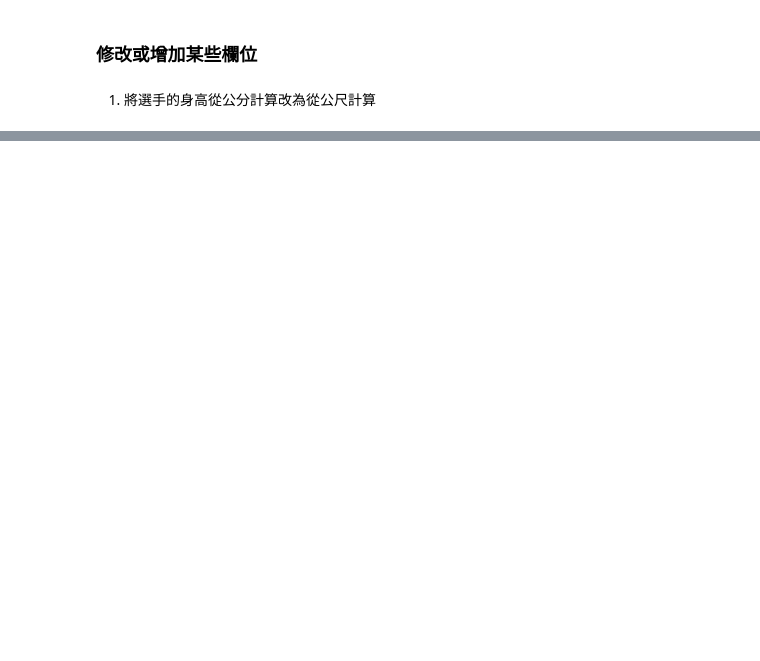
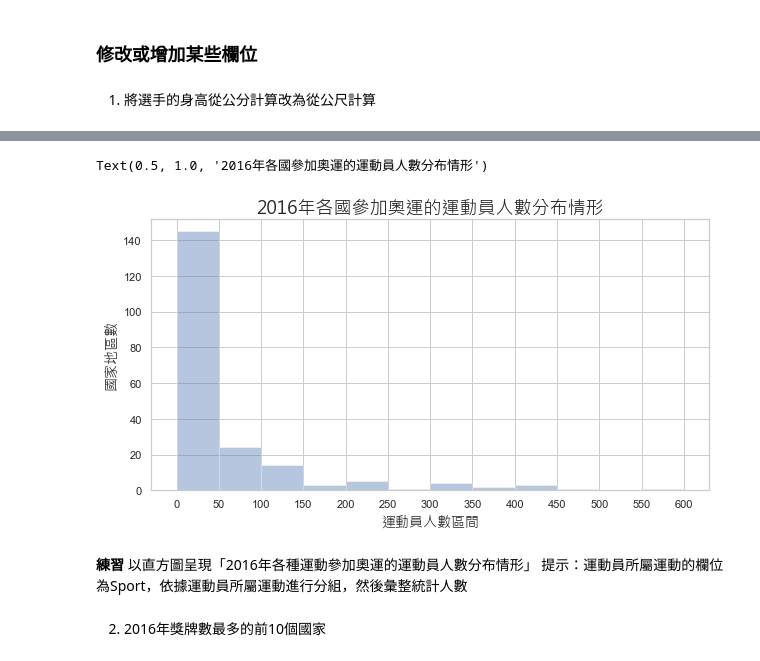
Before and after one commit to sungchien/ecommerce, a Jupyter notebook: 10-fundamental-for-data-analysis.ipynb, the cells around one changed output, grey strips where cells are left out. Cells and saved outputs as stored; diff of their text form; code cells hidden in the pictures; blank space fills up the shorter version.

```diff
--- a/10-fundamental-for-data-analysis.ipynb
+++ b/10-fundamental-for-data-analysis.ipynb
@@ -439,0 +454,9 @@ data[(data.Season=="Summer") & (data.Medal.notnull())]\
+# %%
+'''
+圖形中有中文字型的問題
+參考
+https://codertw.com/%E7%A8%8B%E5%BC%8F%E8%AA%9E%E8%A8%80/359974/
+'''
+from matplotlib.font_manager import FontProperties
+
+han_font = FontProperties(fname=r"c:/windows/fonts/msjh.ttc", size=14) # 中文字形
@@ -439,0 +534,16 @@ data[(data.Season=="Summer") & (data.Medal.notnull())]\
+# %%
+# 加上圖形上的標題
+plt.figure(figsize=[10, 5])
+ax = sns.distplot(nathelete_region["Name"], kde=False, bins=np.arange(0, 650, 50))
+plt.xticks(np.arange(0, 650, 50))
+ax.set_xlabel("運動員人數區間", fontproperties=han_font) # x軸的標題，字型選用中文字型
+ax.set_ylabel("國家地區數", fontproperties=han_font)
+ax.set_title('2016年各國參加奧運的運動員人數分布情形', fontproperties=han_font, fontsize=18)
+# %% [output]
+Text(0.5, 1.0, '2016年各國參加奧運的運動員人數分布情形')
+[figure, added]
+# %% [markdown]
+**練習** 以直方圖呈現「2016年各種運動參加奧運的運動員人數分布情形」
+提示：運動員所屬運動的欄位為Sport，依據運動員所屬運動進行分組，然後彙整統計人數
+# %% [markdown]
+2. 2016年獎牌數最多的前10個國家
```
Also changed, not shown: parts of 88 cells of this notebook, 1 other file.
